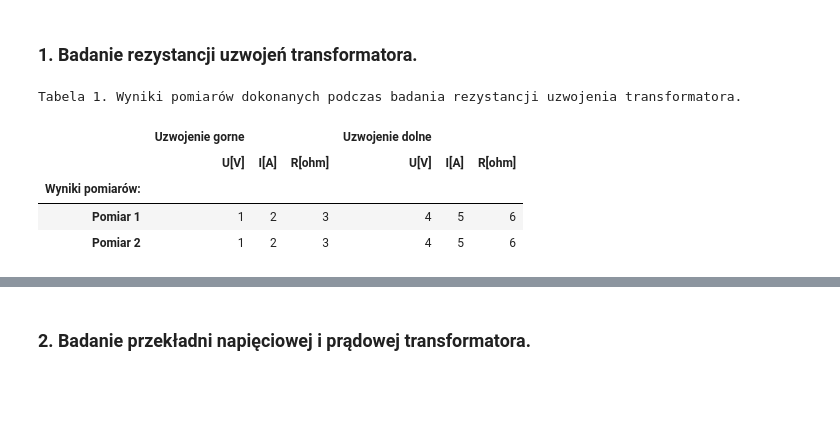
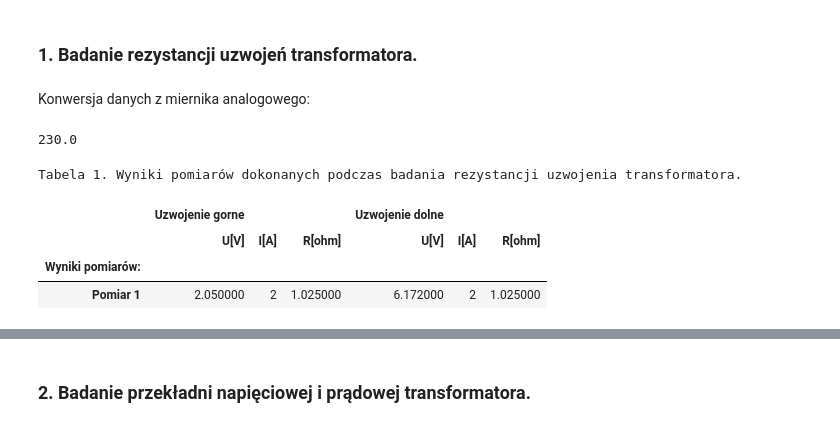
Before and after one commit to yellowBunnyy/elektrotechnika, a Jupyter notebook: cwiczenie_3_transformatory.ipynb, the cells around one changed output, grey strips where cells are left out. Drawn from its saved outputs; the diff is of its cells as text; code cells hidden in the pictures; blank space fills up the shorter version.

```diff
--- a/cwiczenie_3_transformatory.ipynb
+++ b/cwiczenie_3_transformatory.ipynb
@@ -4,25 +4,31 @@ import numpy as np
 import matplotlib
 # %% [markdown]
 ### 1. Badanie rezystancji uzwojeń transformatora.
+# %% [markdown]
+Konwersja danych z miernika analogowego:
+# %%
+conversion = lambda zakres, max_l_dz, wskazanie: (zakres/max_l_dz) * wskazanie
+conversion(300,300,230)
+# %% [output]
+230.0
 # %%
-l = [1,2,3,4,5,6] # test pomiar
-n_pomiar = 2
-data = [l] * n_pomiar # test data
+l = [2.050,2,1.025,6.172,2,1.025]
+n_pomiar = 1
+data = [l] * n_pomiar
 
 
 df1 = pd.DataFrame(data,index=pd.Index([f'Pomiar {i+1}' for i in range(n_pomiar)],
                                       name='Wyniki pomiarów:'),
                   columns=pd.MultiIndex.from_product([['Uzwojenie gorne', 'Uzwojenie dolne'],
                                                       ['U[V]', 'I[A]', 'R[ohm]']]))
 df1 = df1.style.set_caption('Tabela 1. Wyniki pomiarów dokonanych podczas badania rezystancji uzwojenia transformatora.')
 
 
 df1
 # %% [output]
 Tabela 1. Wyniki pomiarów dokonanych podczas badania rezystancji uzwojenia transformatora.
 |  | Uzwojenie gorne |  |  | Uzwojenie dolne |  |  |
 |  | U[V] | I[A] | R[ohm] | U[V] | I[A] | R[ohm] |
 | Wyniki pomiarów: |  |  |  |  |  |  |
-| Pomiar 1 | 1 | 2 | 3 | 4 | 5 | 6 |
-| Pomiar 2 | 1 | 2 | 3 | 4 | 5 | 6 |
+| Pomiar 1 | 2.050000 | 2 | 1.025000 | 6.172000 | 2 | 1.025000 |
 # %% [markdown]
```
Also changed, not shown: parts of 4 cells of this notebook.
